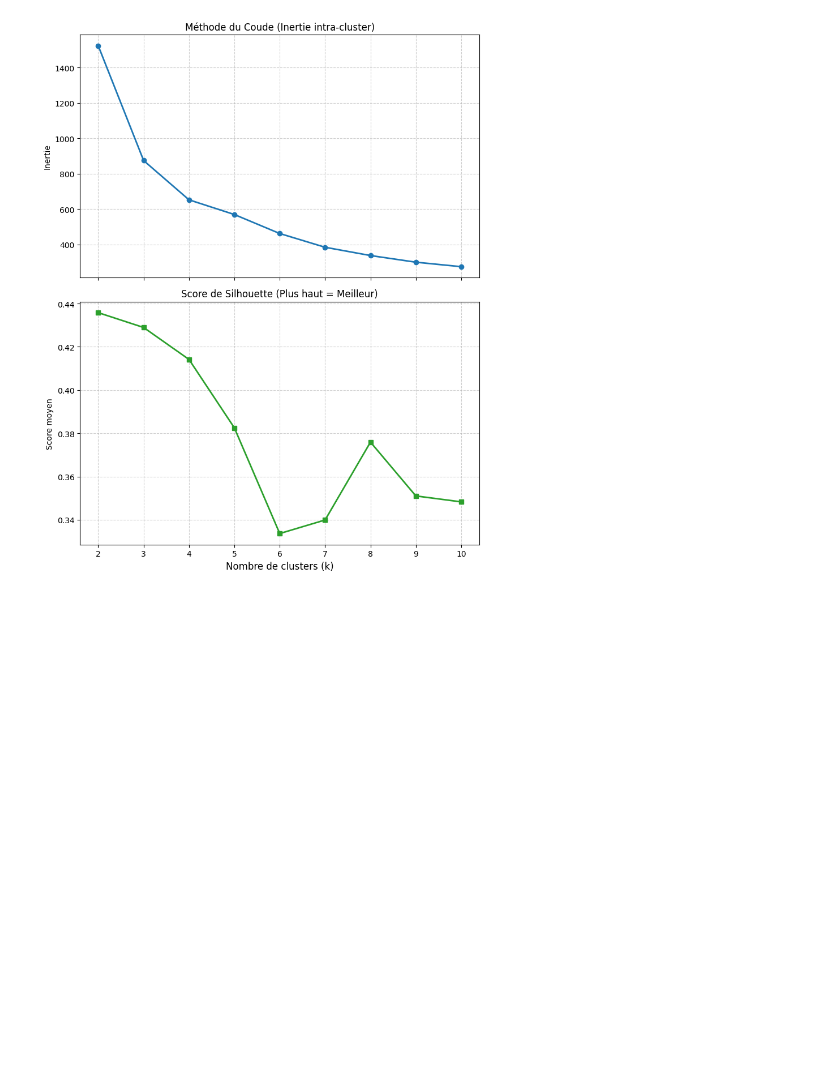
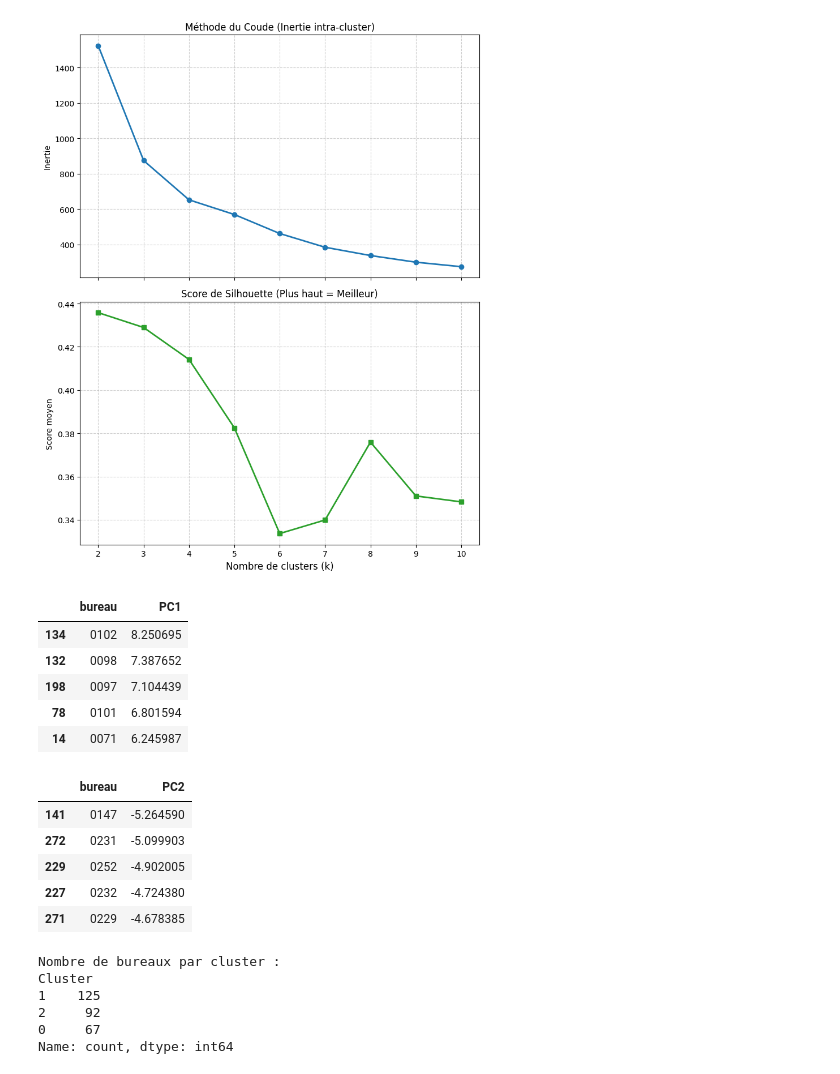
Before and after one commit to AlexisHct/Analyses_elections_municipales_2026, a Jupyter notebook: notebooks/01_EDA.ipynb, the cells around one changed output. Saved outputs shown, nothing was run; the diff lists cells and outputs as text; code cells hidden in the pictures; blank space fills up the shorter version.

```diff
--- a/notebooks/01_EDA.ipynb
+++ b/notebooks/01_EDA.ipynb
@@ -597,6 +597,11 @@ columns_fusion_name = ['Tour', 'bureau', 'inscrits_premier', 'abstentions_premie
 
 df_fusion.columns = columns_fusion_name
 
+df_fusion['Delta_Abstention'] = df_fusion['abstentions_second'] - df_fusion['abstentions_premier']
+df_fusion['blc_nuls_premier'] = df_fusion['blancs_premier'] + df_fusion['nuls_premier']
+df_fusion['blc_nuls_second'] = df_fusion['blancs_second'] + df_fusion['nuls_second']
+df_fusion['Delta_Gauche'] = df_fusion['Piquemal_second'] - (df_fusion['Briançon'] + df_fusion['Piquemal_premier'])
+
 df_fusion_cleaned = df_fusion.drop(columns=['Tour', 'Tour_second', 'bureau', 'votants_ap_emargement_premier', 'votants_ap_emargement_second',
                                     'adresse_premier', 'Geo_Point_premier',
                                     'Geo_Shape_premier', 'gml_id_premier',
@@ -604,7 +609,7 @@ df_fusion_cleaned = df_fusion.drop(columns=['Tour', 'Tour_second', 'bureau', 'vo
                                     'Nom_premier', 'tx_participation_premier',
                                     'adresse_second', 'votants_premier', 'votants_second',
                                     'Geo_Point_second', 'Geo_Shape_second','tx_nuls_blc_premier', 'tx_nuls_blc_second',
-                                    'gml_id_second', 'infobulle_second',
+                                    'gml_id_second', 'infobulle_second', 'blancs_premier', 'nuls_premier', 'blancs_second', 'nuls_second',
                                     'oid_second', 'Nom_second', 'tx_participation_second'])
 
 print(df_fusion_cleaned.columns)
@@ -795,3 +792,59 @@ plt.tight_layout()
 plt.show()
 # %% [output]
 [figure]
+# %%
+df_fusion['PC1'] = X_pca[:, 0]
+df_fusion['PC2'] = X_pca[:, 1]
+
+bureaux_extreme_droite_pc1 = df_fusion.nlargest(5, 'PC1')
+
+bureaux_extreme_bas_pc2 = df_fusion.nsmallest(5, 'PC2')
+
+colonnes_totales_analyse = colonnes_totales[:-1]
+
+display(bureaux_extreme_droite_pc1[['bureau', 'PC1']])
+display(bureaux_extreme_bas_pc2[['bureau', 'PC2']])
+# %% [output]
+|  | bureau | PC1 |
+| 134 | 0102 | 8.250695 |
+| 132 | 0098 | 7.387652 |
+| 198 | 0097 | 7.104439 |
+| 78 | 0101 | 6.801594 |
+| 14 | 0071 | 6.245987 |
+|  | bureau | PC2 |
+| 141 | 0147 | -5.264590 |
+| 272 | 0231 | -5.099903 |
+| 229 | 0252 | -4.902005 |
+| 227 | 0232 | -4.724380 |
+| 271 | 0229 | -4.678385 |
+# %%
+kmeans_final = KMeans(n_clusters=3, random_state=42, n_init='auto')
+
+labels_clusters = kmeans_final.fit_predict(X_scaled)
+
+df_fusion['Cluster'] = labels_clusters
+
+print("Nombre de bureaux par cluster :")
+print(df_fusion['Cluster'].value_counts())
+
+profils_clusters = df_fusion.groupby('Cluster')[colonnes_totales_analyse].mean()
+display(profils_clusters.round(1))
+
+plt.figure(figsize=(12, 4))
+
+sns.heatmap(profils_clusters, annot=True, cmap='RdBu_r', center=profils_clusters.mean().mean(), fmt=".1f", linewidths=.5)
+
+plt.title('Profil électoral des 3 typologies de bureaux (%)', fontsize=14)
+plt.ylabel('Cluster')
+plt.xlabel('Listes et Abstention')
+plt.xticks(rotation=45, ha='right')
+
+plt.tight_layout()
+plt.show()
+# %% [output]
+Nombre de bureaux par cluster :
+Cluster
+1    125
+2     92
+0     67
+Name: count, dtype: int64
```
Also changed, not shown: parts of 4 cells of this notebook.
